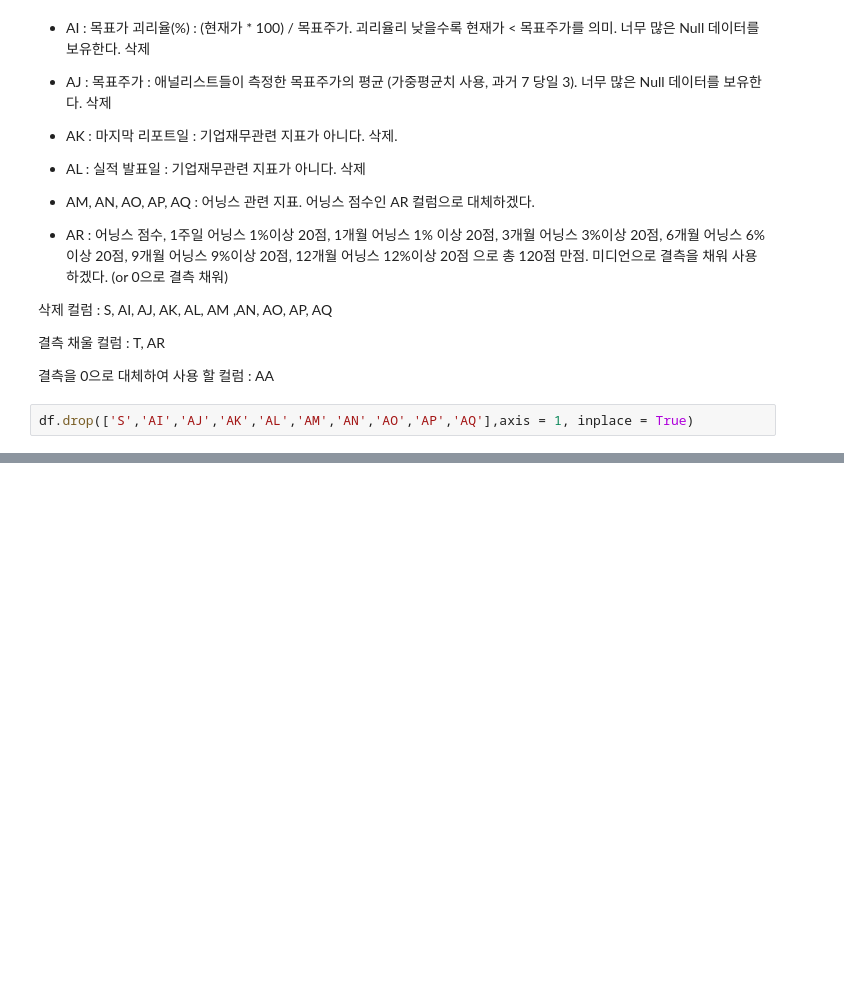
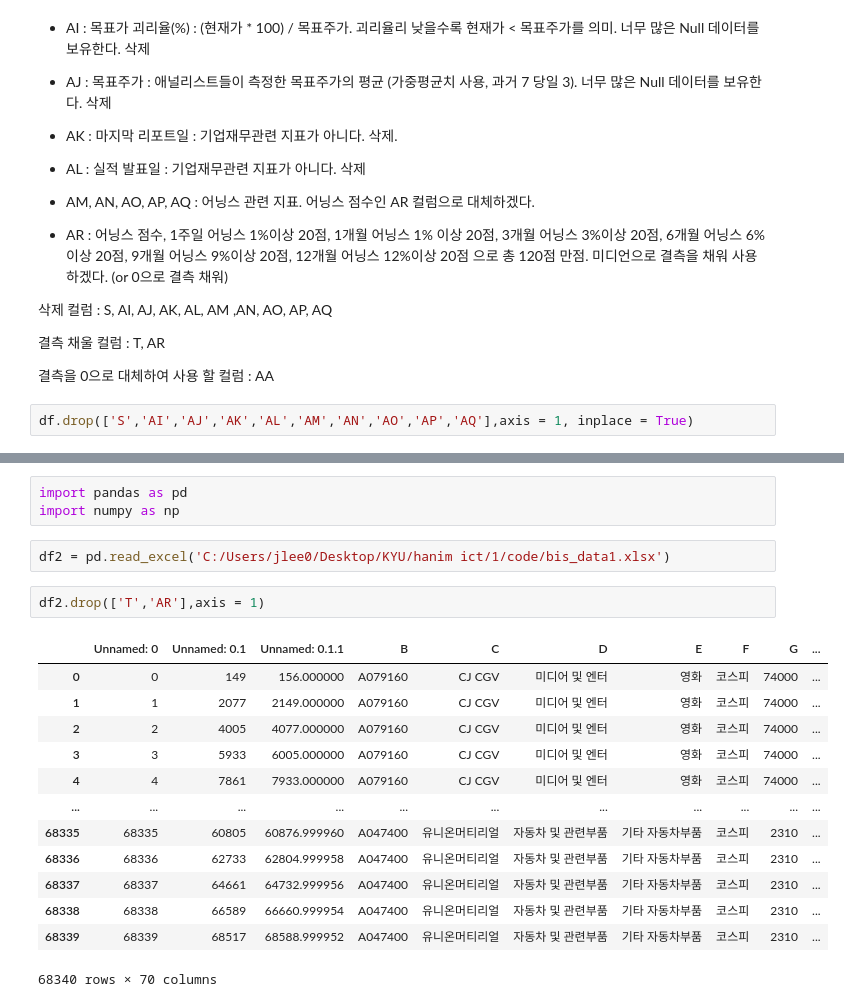
Before and after one commit to codingKYU/Deep-Learning, a Jupyter notebook: Quant_prediction/Quant project.ipynb, the cells around one changed output, grey strips where cells are left out. Cells and saved outputs as stored; diff of their text form; blank space fills up the shorter version.

```diff
--- a/Quant_prediction/Quant project.ipynb
+++ b/Quant_prediction/Quant project.ipynb
@@ -321,0 +277,21 @@ bis.interpolate()
+# %%
+import pandas as pd
+import numpy as np
+# %%
+df2 = pd.read_excel('C:/Users/jlee0/Desktop/KYU/hanim ict/1/code/bis_data1.xlsx')
+# %%
+df2.drop(['T','AR'],axis = 1)
+# %% [output]
+|  | Unnamed: 0 | Unnamed: 0.1 | Unnamed: 0.1.1 | B | C | D | E | F | G | ... |
+| 0 | 0 | 149 | 156.000000 | A079160 | CJ CGV | 미디어 및 엔터 | 영화 | 코스피 | 74000 | ... |
+| 1 | 1 | 2077 | 2149.000000 | A079160 | CJ CGV | 미디어 및 엔터 | 영화 | 코스피 | 74000 | ... |
+| 2 | 2 | 4005 | 4077.000000 | A079160 | CJ CGV | 미디어 및 엔터 | 영화 | 코스피 | 74000 | ... |
+| 3 | 3 | 5933 | 6005.000000 | A079160 | CJ CGV | 미디어 및 엔터 | 영화 | 코스피 | 74000 | ... |
+| 4 | 4 | 7861 | 7933.000000 | A079160 | CJ CGV | 미디어 및 엔터 | 영화 | 코스피 | 74000 | ... |
+| ... | ... | ... | ... | ... | ... | ... | ... | ... | ... | ... |
+| 68335 | 68335 | 60805 | 60876.999960 | A047400 | 유니온머티리얼 | 자동차 및 관련부품 | 기타 자동차부품 | 코스피 | 2310 | ... |
+| 68336 | 68336 | 62733 | 62804.999958 | A047400 | 유니온머티리얼 | 자동차 및 관련부품 | 기타 자동차부품 | 코스피 | 2310 | ... |
+| 68337 | 68337 | 64661 | 64732.999956 | A047400 | 유니온머티리얼 | 자동차 및 관련부품 | 기타 자동차부품 | 코스피 | 2310 | ... |
+| 68338 | 68338 | 66589 | 66660.999954 | A047400 | 유니온머티리얼 | 자동차 및 관련부품 | 기타 자동차부품 | 코스피 | 2310 | ... |
+| 68339 | 68339 | 68517 | 68588.999952 | A047400 | 유니온머티리얼 | 자동차 및 관련부품 | 기타 자동차부품 | 코스피 | 2310 | ... |
+68340 rows × 70 columns
```
Also changed, not shown: parts of 21 cells of this notebook.
